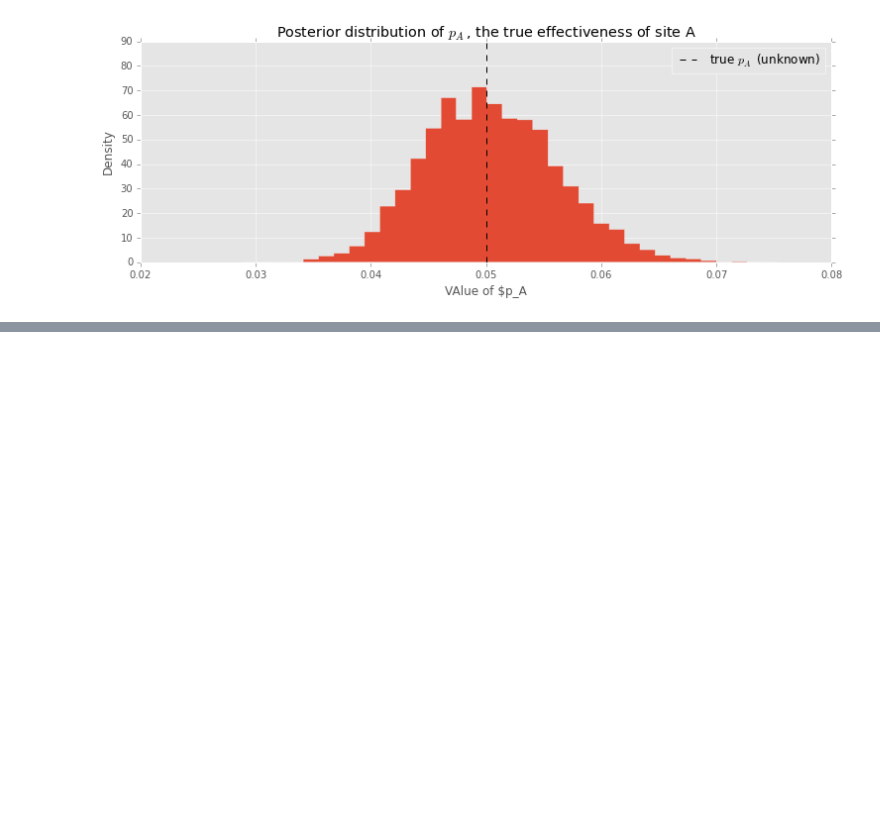
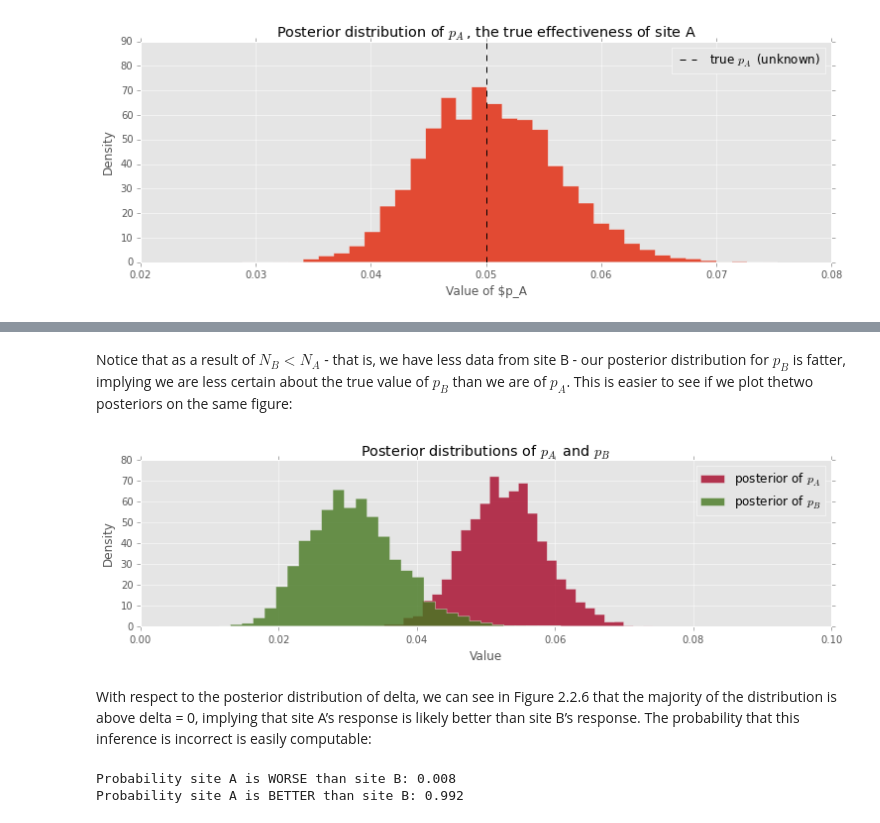
Before and after one commit to doolingdavid/Probabilistic-Programming-and-Bayesian-Methods-for-Hackers, a Jupyter notebook: ABNOTES.ipynb, the cells around one changed output, grey strips where cells are left out. Cells and saved outputs as stored; diff of their text form; code cells hidden in the pictures; blank space fills up the shorter version.

```diff
--- a/ABNOTES.ipynb
+++ b/ABNOTES.ipynb
@@ -96,0 +218,33 @@ plt.legend()
+# %% [markdown]
+Notice that as a result of $N_B < N_A$ - that is, we have less data from site B - our posterior distribution for $p_B$ is fatter, implying we are less certain about the true value of $p_B$ than we are of $p_A$. This is easier to see if we plot thetwo posteriors on the same figure:
+# %%
+figsize(12.5, 3)
+
+# histogram of posteriors
+
+plt.xlim(0, .1)
+plt.hist(p_A_samples, histtype='stepfilled', bins=30, alpha=0.80,
+         label="posterior of $p_A$", color="#A60628", normed=True)
+
+plt.hist(p_B_samples, histtype='stepfilled', bins=30, alpha=0.80,
+         label="posterior of $p_B$", color="#467821", normed=True)
+plt.legend(loc="upper right")
+plt.xlabel("Value")
+plt.ylabel("Density")
+plt.title("Posterior distributions of $p_A$ and $p_B$")
+plt.ylim(0,80);
+# %% [output]
+[figure, added]
+# %% [markdown]
+With respect to the posterior distribution of delta, we can see in Figure 2.2.6 that the majority of the distribution is above delta = 0, implying that site A’s response is likely better than site B’s response. The probability that this inference is incorrect is easily computable:
+# %%
+# Count the number of samples less than 0, i.e., the area under the curve
+# before 0, representing the probability that site A is worse than site B.
+print "Probability site A is WORSE than site B: %.3f " % \
+    (delta_samples < 0).mean()
+
+print "Probability site A is BETTER than site B: %.3f " % \
+    (delta_samples > 0).mean()
+# %% [output]
+Probability site A is WORSE than site B: 0.008
+Probability site A is BETTER than site B: 0.992
```
Also changed, not shown: parts of 14 cells of this notebook.
